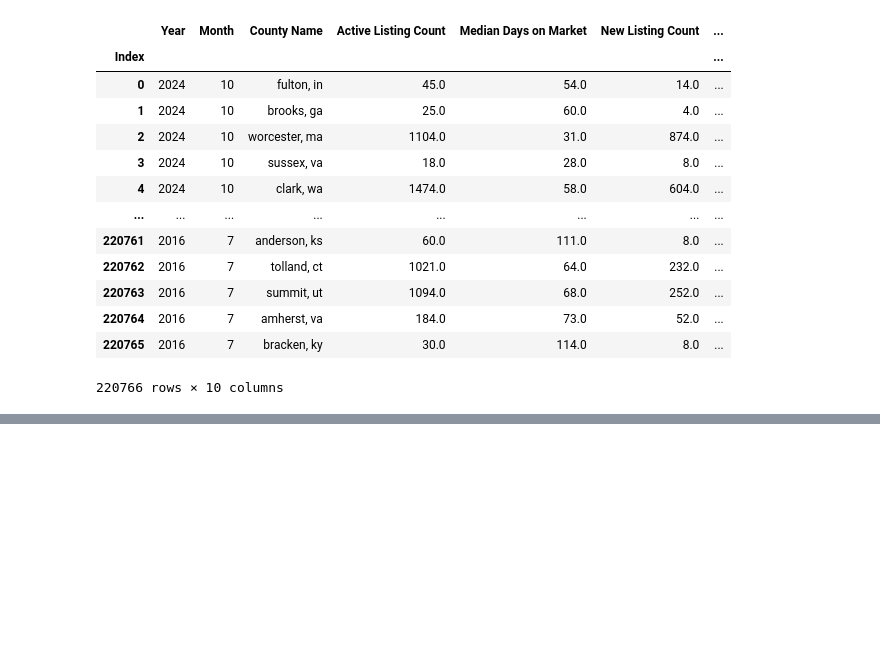
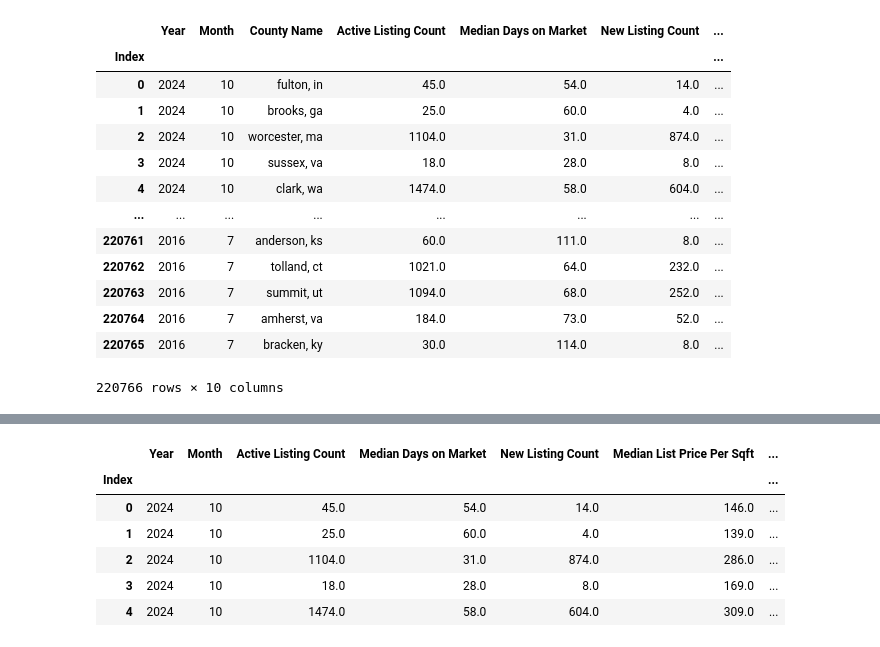
Before and after one commit to Savanna0/Project_4, a Jupyter notebook: Housing_Market_ETL.ipynb, the cells around one changed output, grey strips where cells are left out. Cells and saved outputs as stored; diff of their text form; code cells hidden in the pictures; blank space fills up the shorter version.

```diff
--- a/Housing_Market_ETL.ipynb
+++ b/Housing_Market_ETL.ipynb
@@ -266,0 +290,12 @@ df_reordered.to_csv('Resources/cleaned_housing_market_data.csv', sep=',', index=
+# %%
+# Drop County Name column
+df_county_drop= df_county_split.drop(['County Name', 'County'], axis=1)
+df_county_drop.head()
+# %% [output]
+|  | Year | Month | Active Listing Count | Median Days on Market | New Listing Count | Median List Price Per Sqft | ... |
+| Index |  |  |  |  |  |  | ... |
+| 0 | 2024 | 10 | 45.0 | 54.0 | 14.0 | 146.0 | ... |
+| 1 | 2024 | 10 | 25.0 | 60.0 | 4.0 | 139.0 | ... |
+| 2 | 2024 | 10 | 1104.0 | 31.0 | 874.0 | 286.0 | ... |
+| 3 | 2024 | 10 | 18.0 | 28.0 | 8.0 | 169.0 | ... |
+| 4 | 2024 | 10 | 1474.0 | 58.0 | 604.0 | 309.0 | ... |
```
Also changed, not shown: parts of 3 cells of this notebook, 4 other files.
